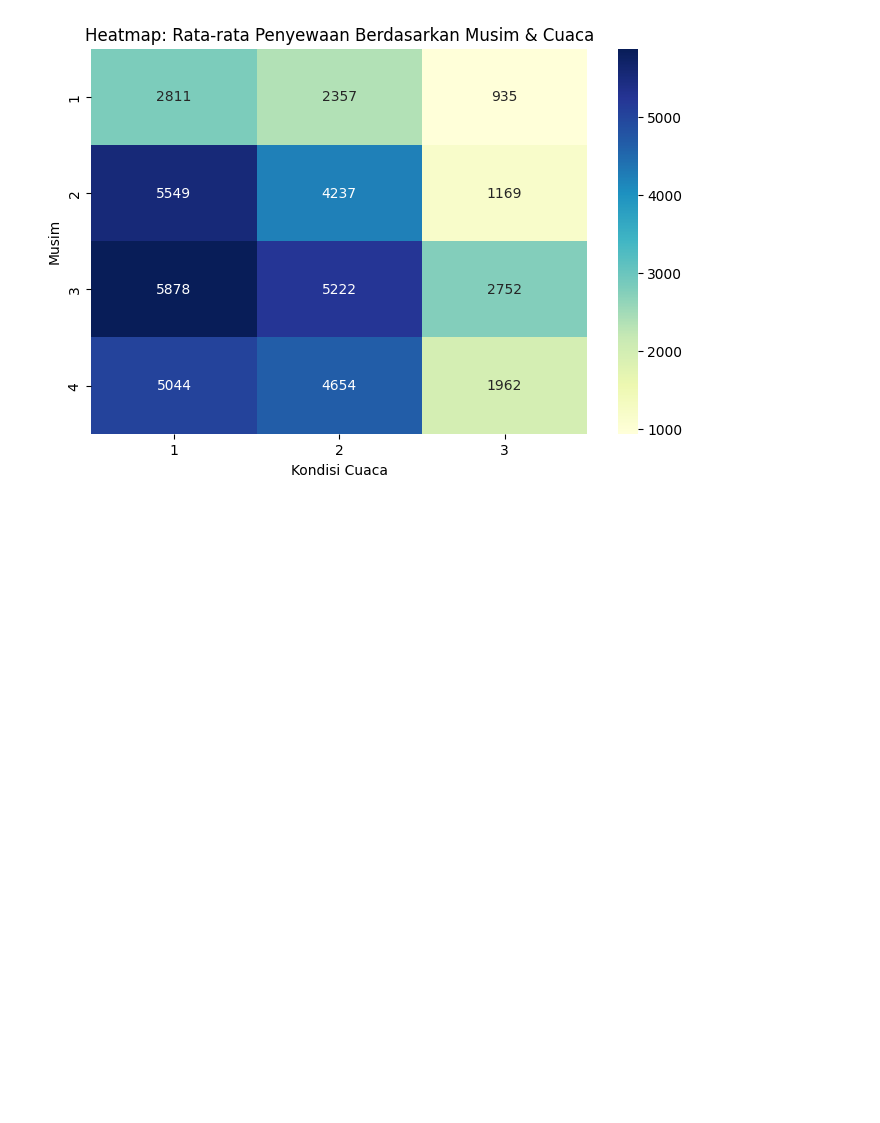
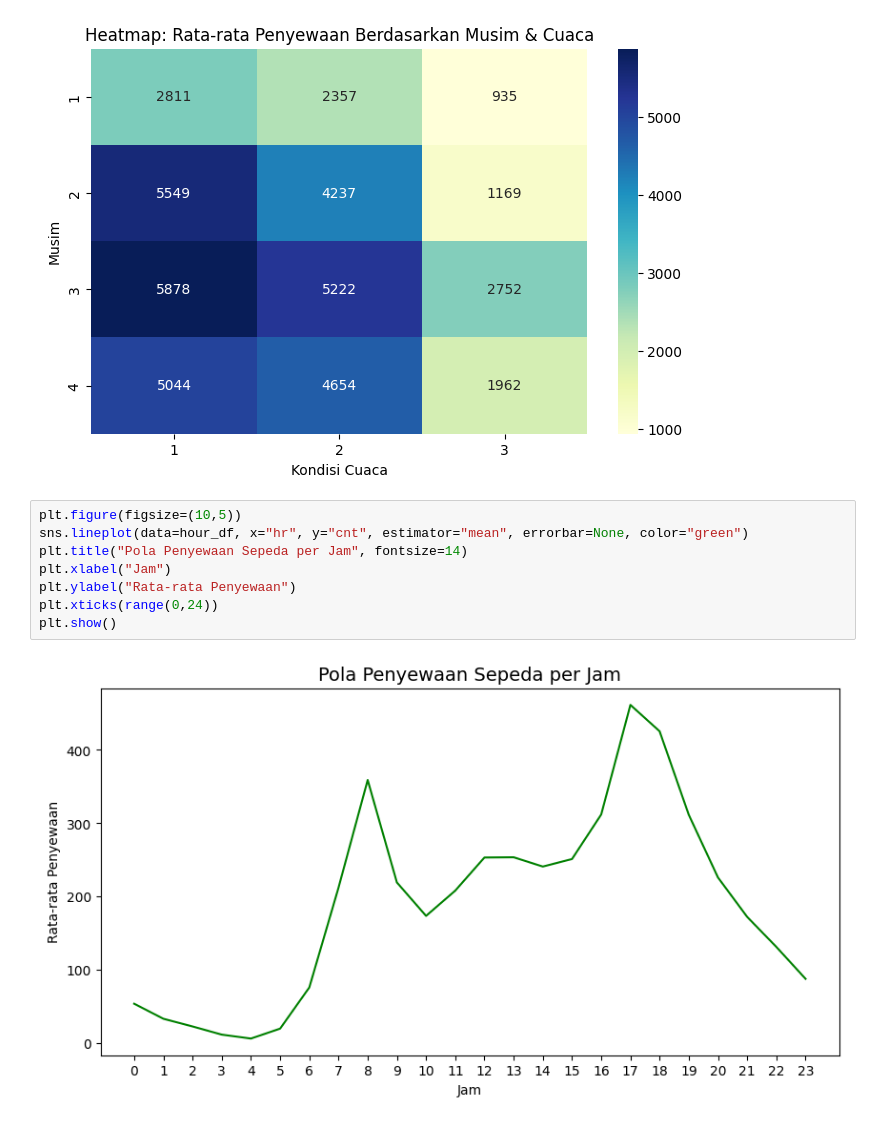
Before and after one commit to muhanangmahrub/bike-sharing-analysis-using-python, a Jupyter notebook: notebook.ipynb, the cells around one changed output. Saved outputs shown, nothing was run; the diff lists cells and outputs as text; blank space fills up the shorter version.

```diff
--- a/notebook.ipynb
+++ b/notebook.ipynb
@@ -533,3 +535,13 @@ plt.xlabel("Kondisi Cuaca")
 plt.show()
 # %% [output]
 [figure]
+# %%
+plt.figure(figsize=(10,5))
+sns.lineplot(data=hour_df, x="hr", y="cnt", estimator="mean", errorbar=None, color="green")
+plt.title("Pola Penyewaan Sepeda per Jam", fontsize=14)
+plt.xlabel("Jam")
+plt.ylabel("Rata-rata Penyewaan")
+plt.xticks(range(0,24))
+plt.show()
+# %% [output]
+[figure, added]
```
Also changed, not shown: parts of 12 cells of this notebook, 6 other files.
